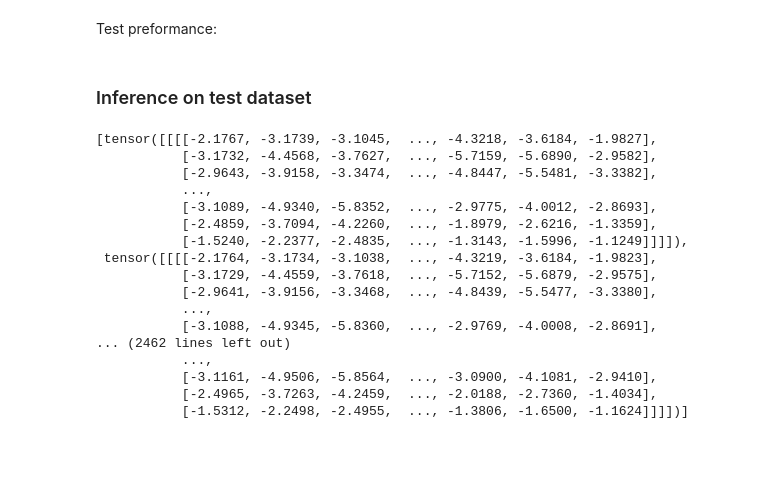
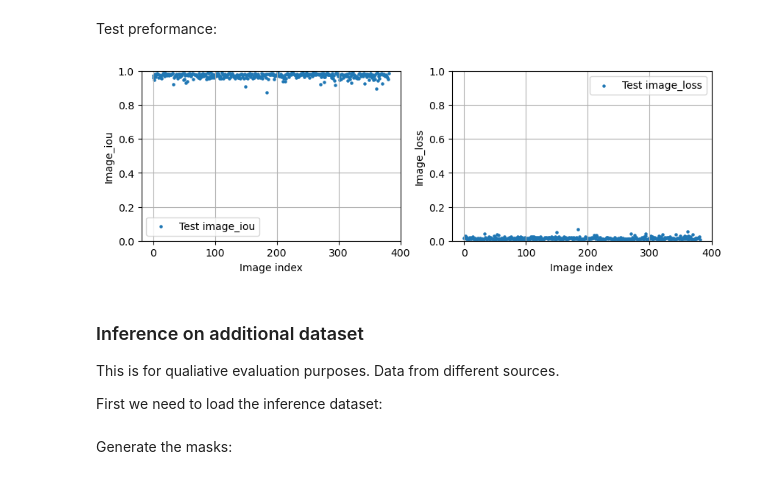
Before and after one commit to Jonathm126/CataractIrisSegmentation_SMP, a Jupyter notebook: train_model.ipynb, the cells around one changed output. Drawn from its saved outputs; the diff is of its cells as text; code cells hidden in the pictures; blank space fills up the shorter version.

```diff
--- a/train_model.ipynb
+++ b/train_model.ipynb
@@ -32,0 +29,3 @@ os.environ['TORCH_HOME'] = 'models/torch'
+# %%
+config_name = "Unetpp_resnext50_32x4d_load.json"
+paths, config = my_utils.load_configs(config_name)
@@ -211,8 +155,7 @@ LOCAL_RANK: 0 - CUDA_VISIBLE_DEVICES: [0]
 # %% [markdown]
 Test preformance:
 # %%
-pth = os.path.join(test_csv_logger.log_dir, 'metrics.csv')
-pth = "logs\\Unet_resnet34_pretrained_DiceLoss\\version_0\\test\\metrics.csv"
-plot_losses(pth, ['dataset_iou', 'dataset_loss'])
+pth = os.path.join(paths['log_path'], 'test', 'metrics.csv')
+display.plot_losses(pth, ['image_iou', 'image_loss'], test = True)
+# %% [output]
+[figure, added]
-# %% [markdown]
-### Inference on test dataset
@@ -241,20 +162,5 @@ for idx, image in enumerate(pred):
-# %%
-pred
-# %% [output]
-[tensor([[[[-2.1767, -3.1739, -3.1045,  ..., -4.3218, -3.6184, -1.9827],
-           [-3.1732, -4.4568, -3.7627,  ..., -5.7159, -5.6890, -2.9582],
-           [-2.9643, -3.9158, -3.3474,  ..., -4.8447, -5.5481, -3.3382],
-           ...,
-           [-3.1089, -4.9340, -5.8352,  ..., -2.9775, -4.0012, -2.8693],
-           [-2.4859, -3.7094, -4.2260,  ..., -1.8979, -2.6216, -1.3359],
-           [-1.5240, -2.2377, -2.4835,  ..., -1.3143, -1.5996, -1.1249]]]]),
- tensor([[[[-2.1764, -3.1734, -3.1038,  ..., -4.3219, -3.6184, -1.9823],
-           [-3.1729, -4.4559, -3.7618,  ..., -5.7152, -5.6879, -2.9575],
-           [-2.9641, -3.9156, -3.3468,  ..., -4.8439, -5.5477, -3.3380],
-           ...,
-           [-3.1088, -4.9345, -5.8360,  ..., -2.9769, -4.0008, -2.8691],
-... (2462 lines left out)
-           ...,
-           [-3.1161, -4.9506, -5.8564,  ..., -3.0900, -4.1081, -2.9410],
-           [-2.4965, -3.7263, -4.2459,  ..., -2.0188, -2.7360, -1.4034],
-           [-1.5312, -2.2498, -2.4955,  ..., -1.3806, -1.6500, -1.1624]]]])]
+# %% [markdown]
+### Inference on additional dataset
+This is for qualiative evaluation purposes. Data from different sources.
+
+First we need to load the inference dataset:
@@ -260,0 +170,2 @@ pred
+# %% [markdown]
+Generate the masks:
```
Also changed, not shown: parts of 22 cells of this notebook, 17 other files.
